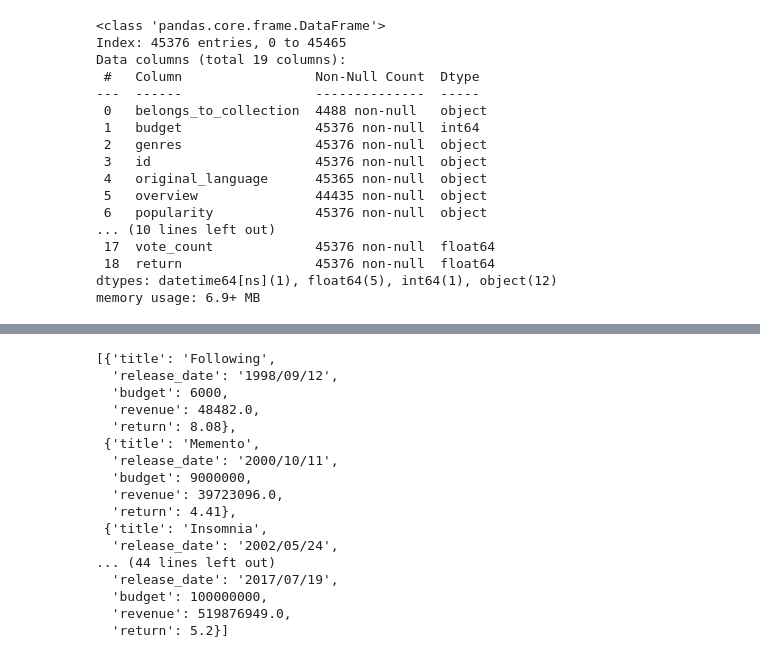
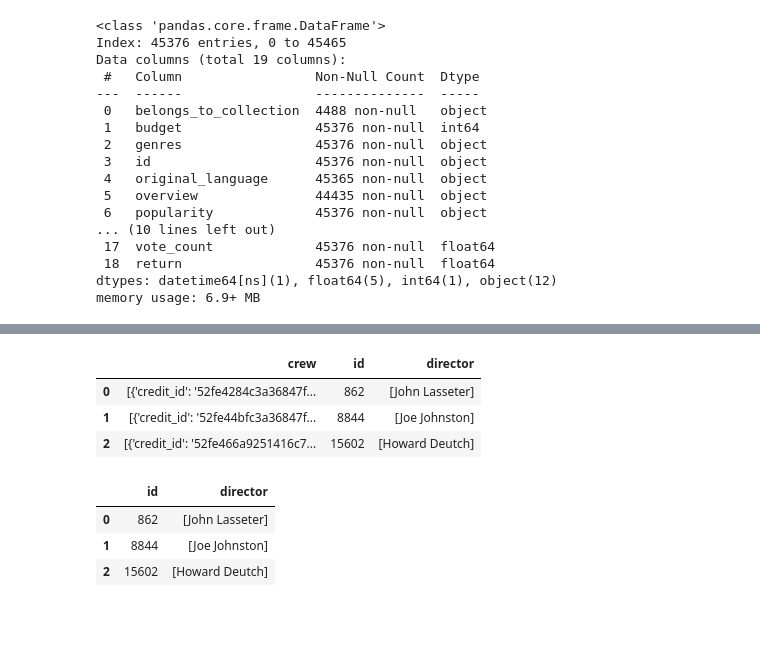
Before and after one commit to anahmilena/movies_recommendation, a Jupyter notebook: transformation.ipynb, the cells around one changed output, grey strips where cells are left out. Drawn from its saved outputs; the diff is of its cells as text; code cells hidden in the pictures; blank space fills up the shorter version.

Commit message:
main.py reestructurado data_merge.csv

```diff
--- a/transformation.ipynb
+++ b/transformation.ipynb
@@ -180,6 +180,6 @@ memory usage: 1.0+ MB
 # %%
-data_all = pd.merge(data, datac, on="id", how="left")
-data_all["crew"] = data_all["crew"].apply(lambda x: ast.literal_eval(x) if pd.notnull(x) else np.nan)
-data_all.info()
+datac["crew"] = datac["crew"].apply(lambda x: ast.literal_eval(x) if pd.notnull(x) else np.nan)
+datac.drop(datac[datac['crew'].apply(len) == 0].index, inplace=True)
+datac.info()
 # %% [output]
 <class 'pandas.core.frame.DataFrame'>
@@ -239,25 +194,17 @@ data_draft
-# %%
-new_list = [{"title": data["title"], "release_date": pd.to_datetime(data["release_date"]).strftime("%Y/%m/%d"), "budget": data["budget"], "revenue": data["revenue"], "return": round(data["return"],2)} for (index, data) in data_draft.iterrows()]
-new_list
-# %% [output]
-[{'title': 'Following',
-  'release_date': '1998/09/12',
-  'budget': 6000,
-  'revenue': 48482.0,
-  'return': 8.08},
- {'title': 'Memento',
-  'release_date': '2000/10/11',
-  'budget': 9000000,
-  'revenue': 39723096.0,
-  'return': 4.41},
- {'title': 'Insomnia',
-  'release_date': '2002/05/24',
-... (44 lines left out)
-  'release_date': '2017/07/19',
-  'budget': 100000000,
-  'revenue': 519876949.0,
-  'return': 5.2}]
-# %%
-# Para reducir el tamaño del archivo y pueda subirlo a github, será el nuevo credits.csv
-datac = datac.drop(columns=["cast"])
-datac.to_csv('Dataset\credits_file.csv', index=False)
+# %%
+# Creamos una columna nueva con la lista de directores.
+datac["director"] = datac["crew"].apply(lambda x: [n["name"] for n in x if (n["job"] == "Director")])
+datac.head(3)
+# %% [output]
+|  | crew | id | director |
+| 0 | [{'credit_id': '52fe4284c3a36847f... | 862 | [John Lasseter] |
+| 1 | [{'credit_id': '52fe44bfc3a36847f... | 8844 | [Joe Johnston] |
+| 2 | [{'credit_id': '52fe466a9251416c7... | 15602 | [Howard Deutch] |
+# %%
+datac.drop(columns="crew", inplace=True)
+datac.head(3)
+# %% [output]
+|  | id | director |
+| 0 | 862 | [John Lasseter] |
+| 1 | 8844 | [Joe Johnston] |
+| 2 | 15602 | [Howard Deutch] |
```
Also changed, not shown: parts of 11 cells of this notebook, 4 other files.
